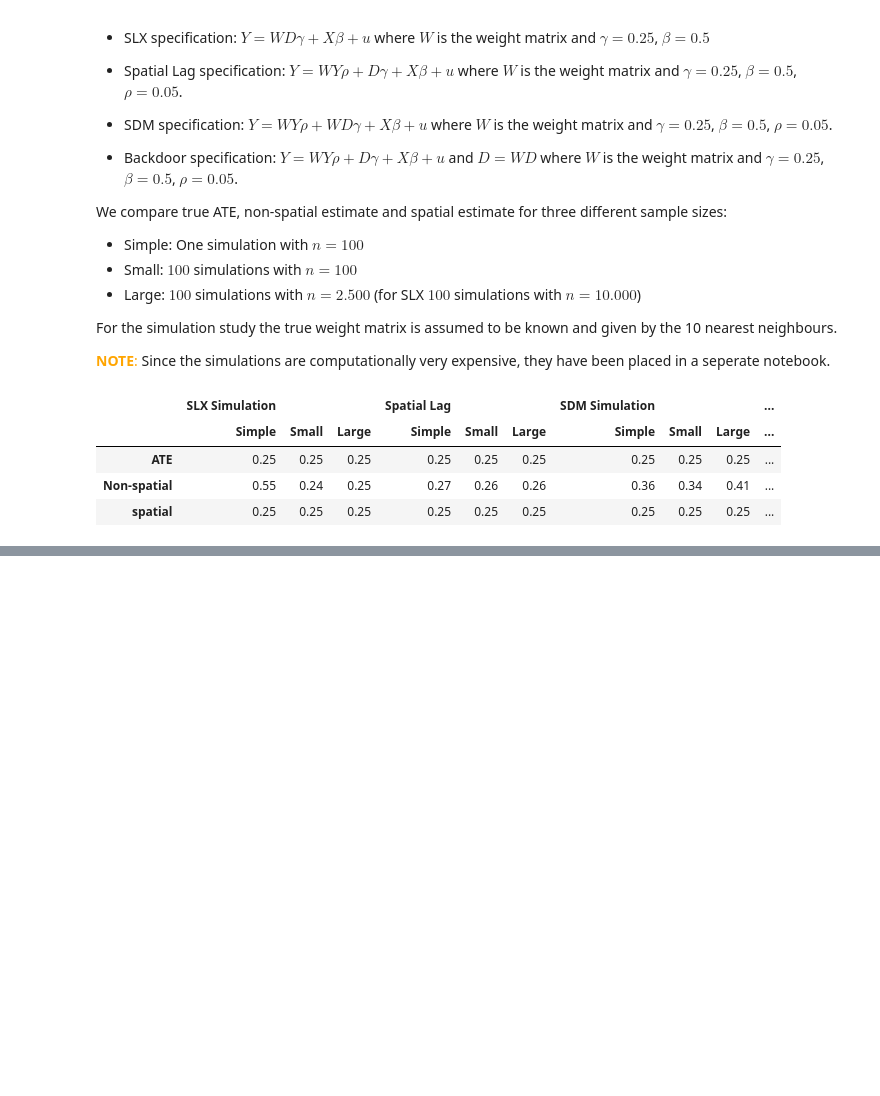
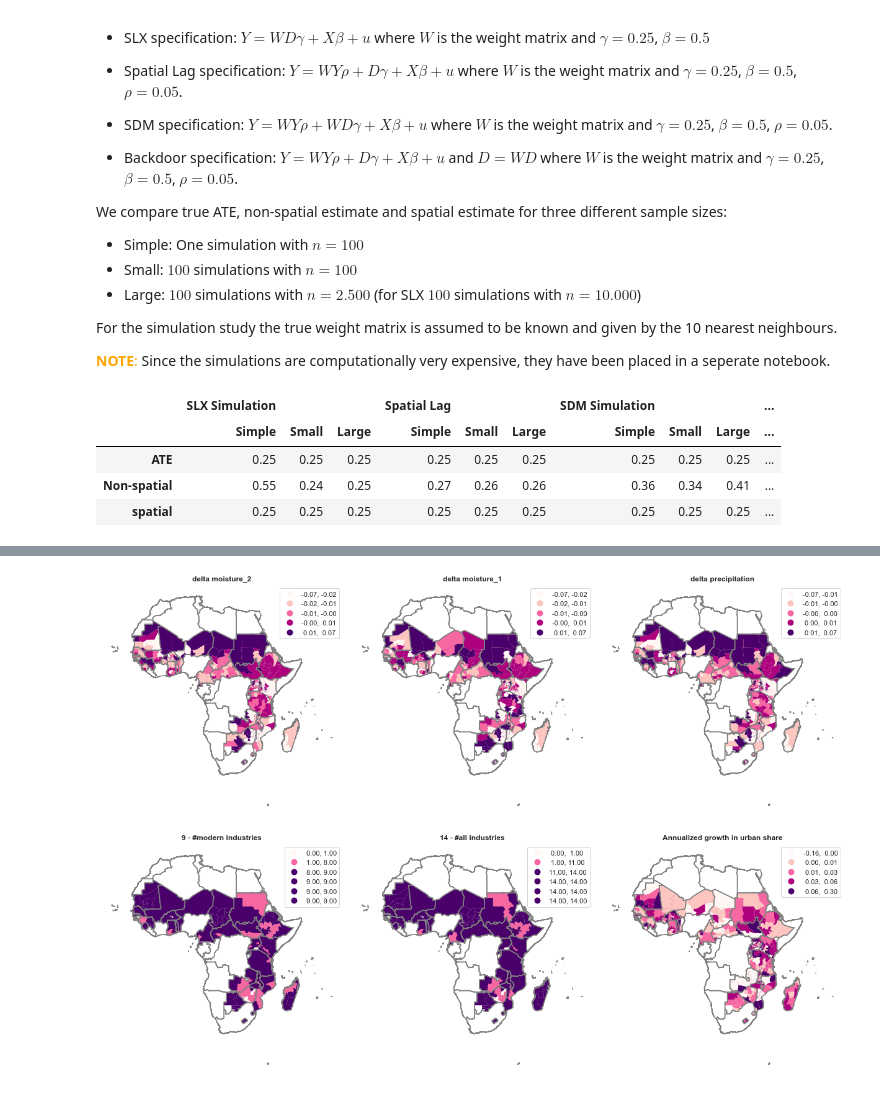
Before and after one commit to pcschreiber1/Henderson_2017_Replication, a Jupyter notebook: Replication notebook.ipynb, the cells around one changed output, grey strips where cells are left out. Cells and saved outputs as stored; diff of their text form; code cells hidden in the pictures; blank space fills up the shorter version.

```diff
--- a/Replication notebook.ipynb
+++ b/Replication notebook.ipynb
@@ -547,0 +568,36 @@ get_simulation_results()
+# %%
+#------------------------------------------------------
+#---  Analysing patterns of interdependence ------------
+#------------------------------------------------------
+#Get spatial data
+districts, coast = get_shapefile()
+
+code = get_data_codebook("regiondata")
+vars = ["ADsm0_2moistu",
+        "ADsm0_1moistu",
+        "ADsm0_2preu",
+        "extent_agE",
+        "extent_agH",
+        "ADurbfrac"]
+
+f, axs = plt.subplots(nrows=2, ncols=3, figsize=(17, 12))
+axs = axs.flatten()# Make the axes accessible with single indexing
+# Start a loop over all the variables of interest
+for i, col in enumerate(vars):
+    # select the axis where the map will go
+    ax = axs[i]
+    coast.boundary.plot(ax=ax, color='grey')
+    # Plot the map
+    if col in ("extent_agE", "extent_agH"):
+        districts.plot(column=col, ax=ax, scheme='Percentiles', legend=True, linewidth=0, cmap='RdPu')
+    else:
+        districts.plot(column=col, ax=ax, scheme='Quantiles', legend=True, linewidth=0, cmap='RdPu')
+    # Remove axis clutter
+    ax.set_axis_off()
+    # Set the axis title to the name of variable being plotted
+    ax.set_title(code[col], fontweight="bold")
+# Display the figure
+plt.tight_layout()
+plt.show()
+# %% [output]
+[figure, added]
```
Also changed, not shown: parts of 6 cells of this notebook.
